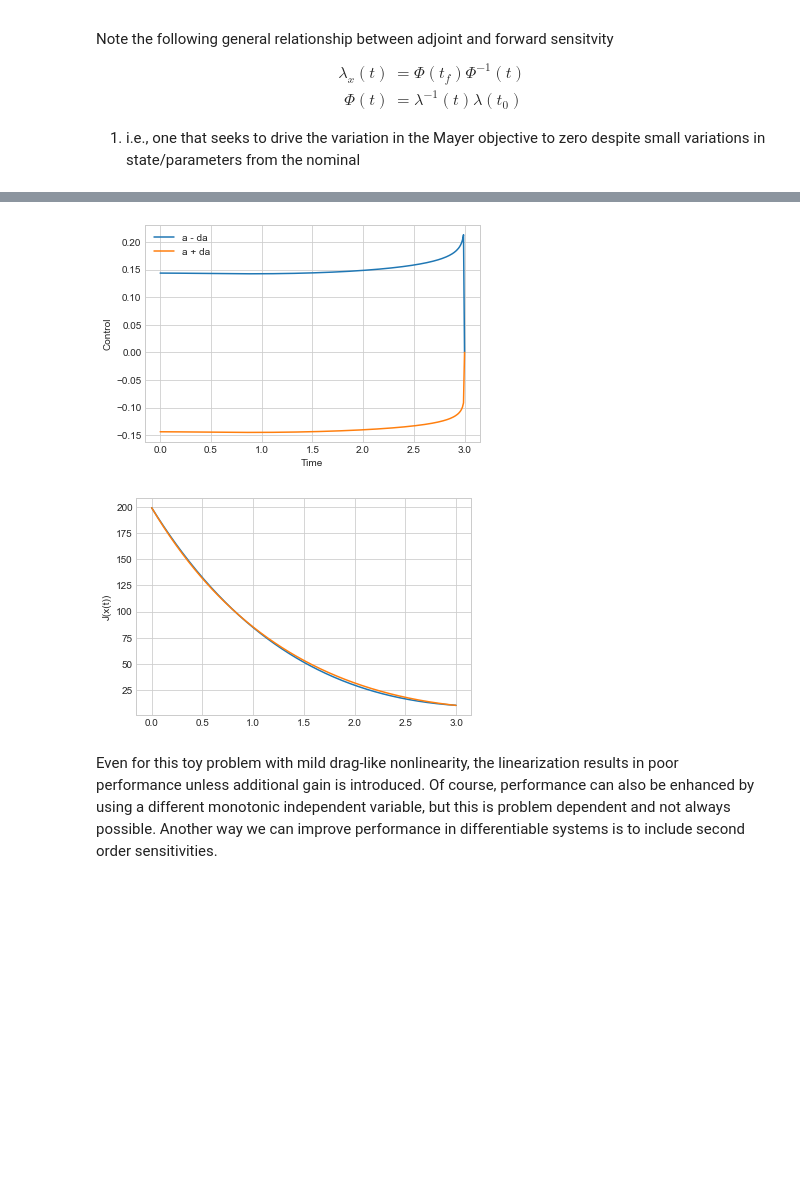
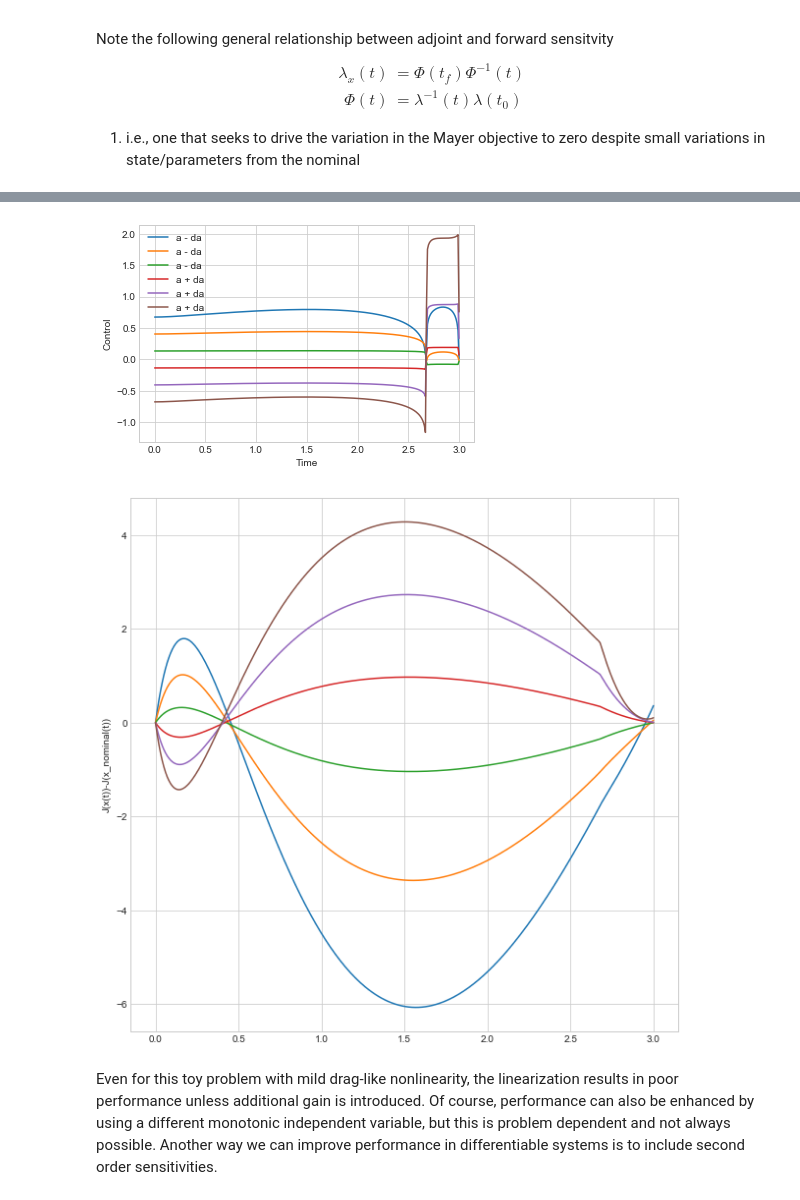
Before and after one commit to CDNoyes/EDL-Py, a Jupyter notebook: Sensitivity.ipynb, the cells around one changed output, grey strips where cells are left out. Saved outputs shown, nothing was run; the diff lists cells and outputs as text; code cells hidden in the pictures; blank space fills up the shorter version.

```diff
--- a/Sensitivity.ipynb
+++ b/Sensitivity.ipynb
@@ -428,6 +448,6 @@ pu = px[:,3]
 plt.plot(t, pu1, label='Adjoint')
 plt.plot(t, pu, '--', label='STM based')
 plt.legend()
-controller = TPC(t, x[:,:2], np.zeros_like(t), a, 1*px[:,:3], pu)  # The costates passed here determine the objective
+controller = TPC(t, x[:,:2], np.zeros_like(t), a, px[:,:3], pu)  # The costates passed here determine the objective
 sat_controller = lambda t,x,a: np.clip(controller(t,x,a), -10, 10)
 # %% [output]
@@ -436,20 +462,24 @@ sat_controller = lambda t,x,a: np.clip(controller(t,x,a), -10, 10)
 # Lets try just initial condition uncertainty, and just parametric uncertainty
 
 # Parametric Uncertainty
+X,Y = np.meshgrid(x[-1,0] + np.linspace(-1,1)*3,x[-1,1] + np.linspace(-1,1)*3)
+plt.figure(1,figsize=fs)
+plt.contour(Y, X, Obj([X,Y]), [Obj(x[-1])], colors='k',alpha=1)
 
-plt.figure(1, figsize=(10,10))
-plt.plot(x.T[0], x.T[1], label='ref')
+fs = (10,10)
+J0 = Obj(x.T)
+# plt.figure(3, figsize=fs)
+# plt.plot(t, Obj(x.T), 'k')
 
-X,Y = np.meshgrid(x[-1,0] + np.linspace(-1,1)*3,x[-1,1] + np.linspace(-1,1)*3)
-plt.contour(X, Y, Obj([X,Y]), [Obj(x[-1])], colors='k',alpha=1)
-
-for delta_a, label in zip([-0.015,  0.015], ["-","+"]):
+for delta_a in np.linspace(-0.1, 0.1, 6): #[-0.035,  0.035]:
+    label = "+"
+    if delta_a < 0:
+        label = "-"
     xnew = odeint(dynamics, x0[:2], t, args=(a+delta_a, sat_controller))
     unew = [sat_controller(ti, xi, a+delta_a) for ti,xi in zip(t,xnew)]
 
-    plt.figure(1)
-    plt.plot(xnew.T[0], xnew.T[1], label='a {} da'.format(label))
-    plt.legend()
+    plt.figure(1, figsize=fs)
+    plt.plot(xnew.T[1], xnew.T[0], label='a {} da'.format(label))
 
     plt.figure(2)
     plt.plot(t, unew, label='a {} da'.format(label))
@@ -457,9 +487,12 @@ for delta_a, label in zip([-0.015,  0.015], ["-","+"]):
     plt.ylabel('Control')
     plt.legend()
 
-    plt.figure(3)
-    plt.plot(t, Obj(xnew.T))
-    plt.ylabel("J(x(t))")
+    plt.figure(3, figsize=fs)
+    plt.plot(t, Obj(xnew.T)-J0)
+    plt.ylabel("J(x(t))-J(x_nominal(t))")
 
+plt.figure(1)
+plt.plot(x.T[1], x.T[0], label='ref')
+plt.legend()
 plt.show()
 # %% [output]
@@ -467,5 +500,5 @@ plt.show()
-[figure, old version]
+[figure, new version]
-[figure, old version]
+[figure, new version]
 # %% [markdown]
 Even for this toy problem with mild drag-like nonlinearity, the linearization results in poor performance unless additional gain is introduced. Of course, performance can also be enhanced by using a different monotonic independent variable, but this is problem dependent and not always possible. Another way we can improve performance in differentiable systems is to include second order sensitivities.
 # %%
```
Also changed, not shown: parts of 9 cells of this notebook, 4 other files.
